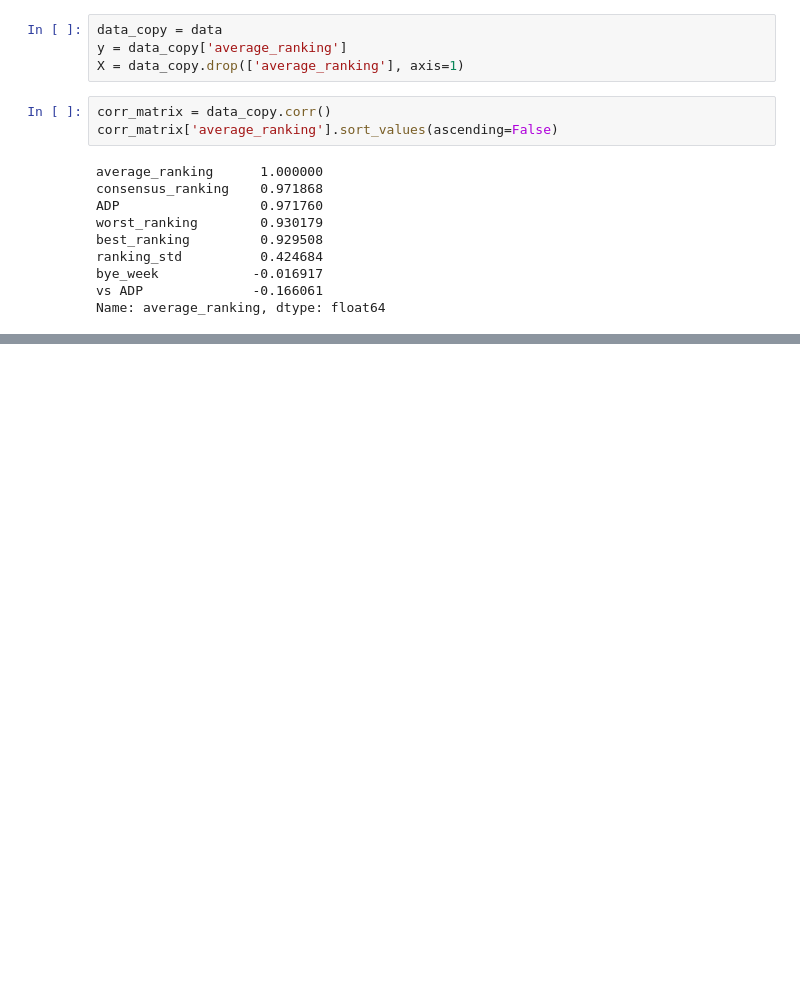
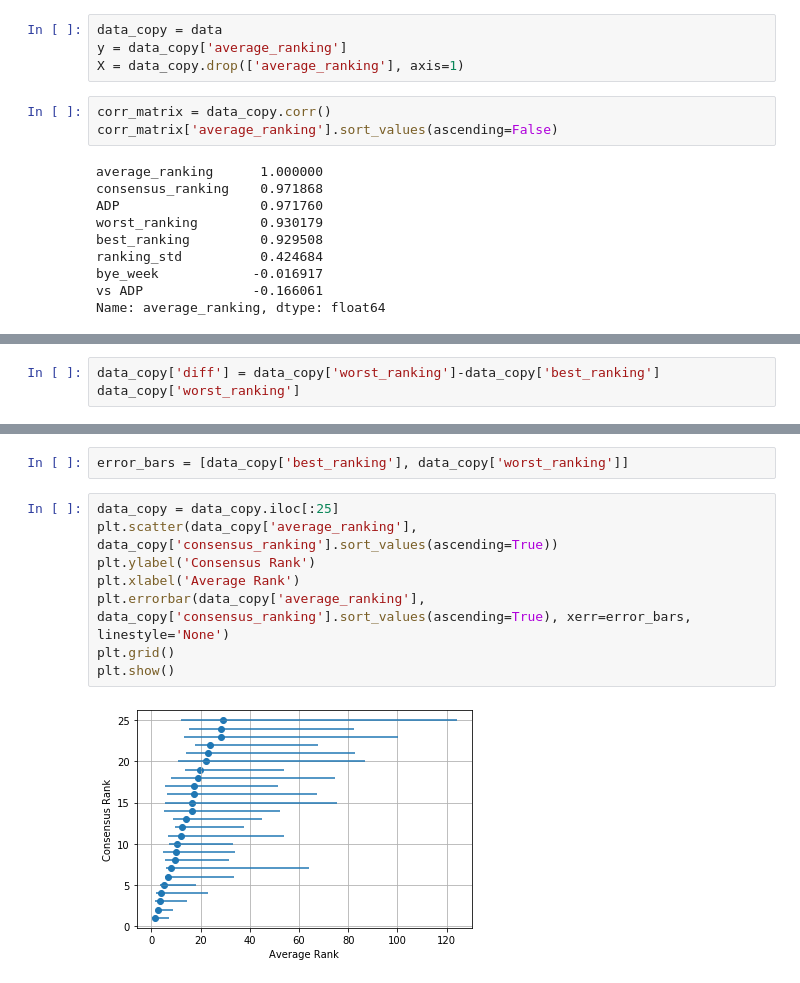
Before and after one commit to justinschuster/ff_tiers, a Jupyter notebook: src/eda.ipynb, the cells around one changed output, grey strips where cells are left out. Saved outputs shown, nothing was run; the diff lists cells and outputs as text; blank space fills up the shorter version.

Commit message:
Got errorbars working for scatter plot

```diff
--- a/src/eda.ipynb
+++ b/src/eda.ipynb
@@ -89,0 +84,3 @@ plt.show()
+# %%
+data_copy['diff'] = data_copy['worst_ranking']-data_copy['best_ranking']
+data_copy['worst_ranking']
@@ -89,0 +105,12 @@ plt.show()
+# %%
+error_bars = [data_copy['best_ranking'], data_copy['worst_ranking']]
+# %%
+data_copy = data_copy.iloc[:25]
+plt.scatter(data_copy['average_ranking'], data_copy['consensus_ranking'].sort_values(ascending=True))
+plt.ylabel('Consensus Rank')
+plt.xlabel('Average Rank')
+plt.errorbar(data_copy['average_ranking'], data_copy['consensus_ranking'].sort_values(ascending=True), xerr=error_bars, linestyle='None')
+plt.grid()
+plt.show()
+# %% [output]
+[figure, added]
```
Also changed, not shown: parts of 5 cells of this notebook.
